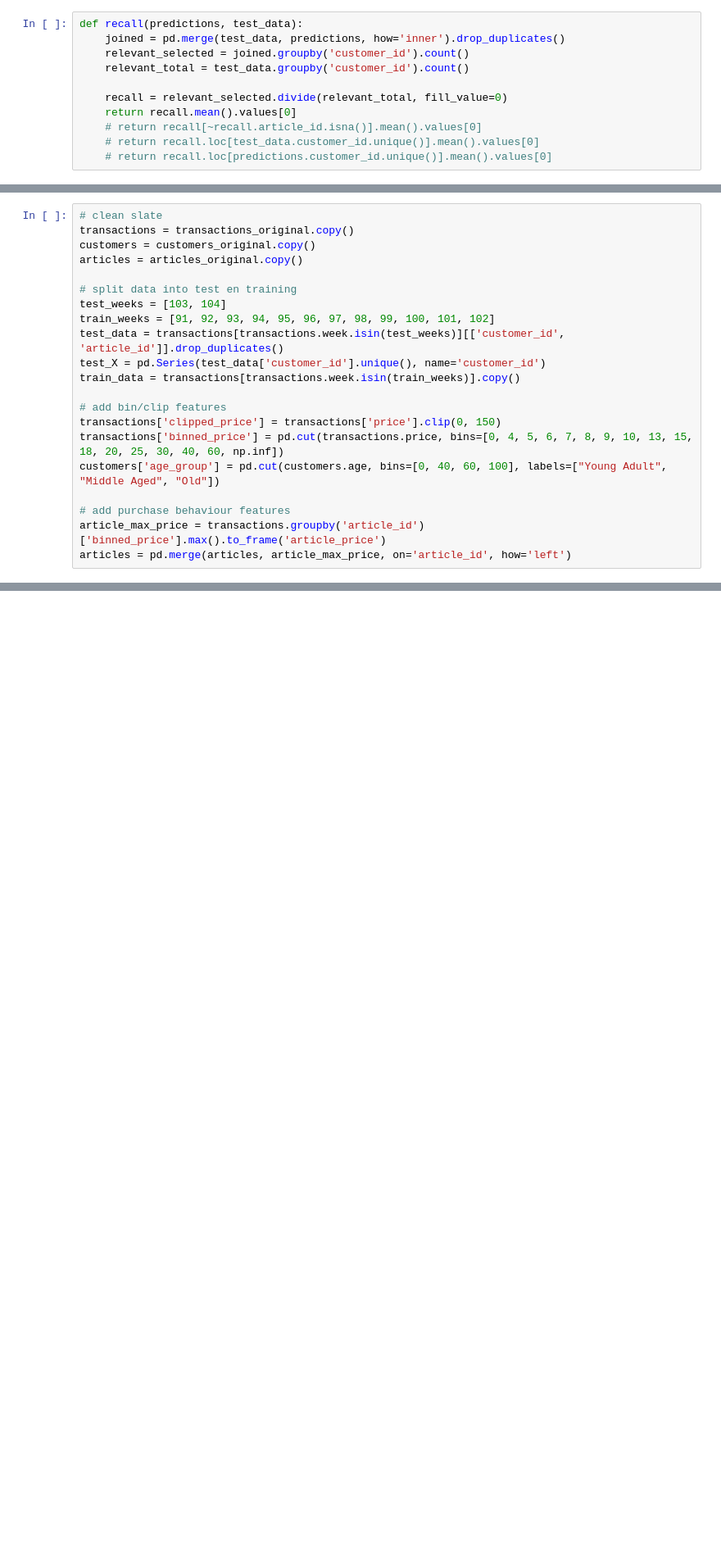
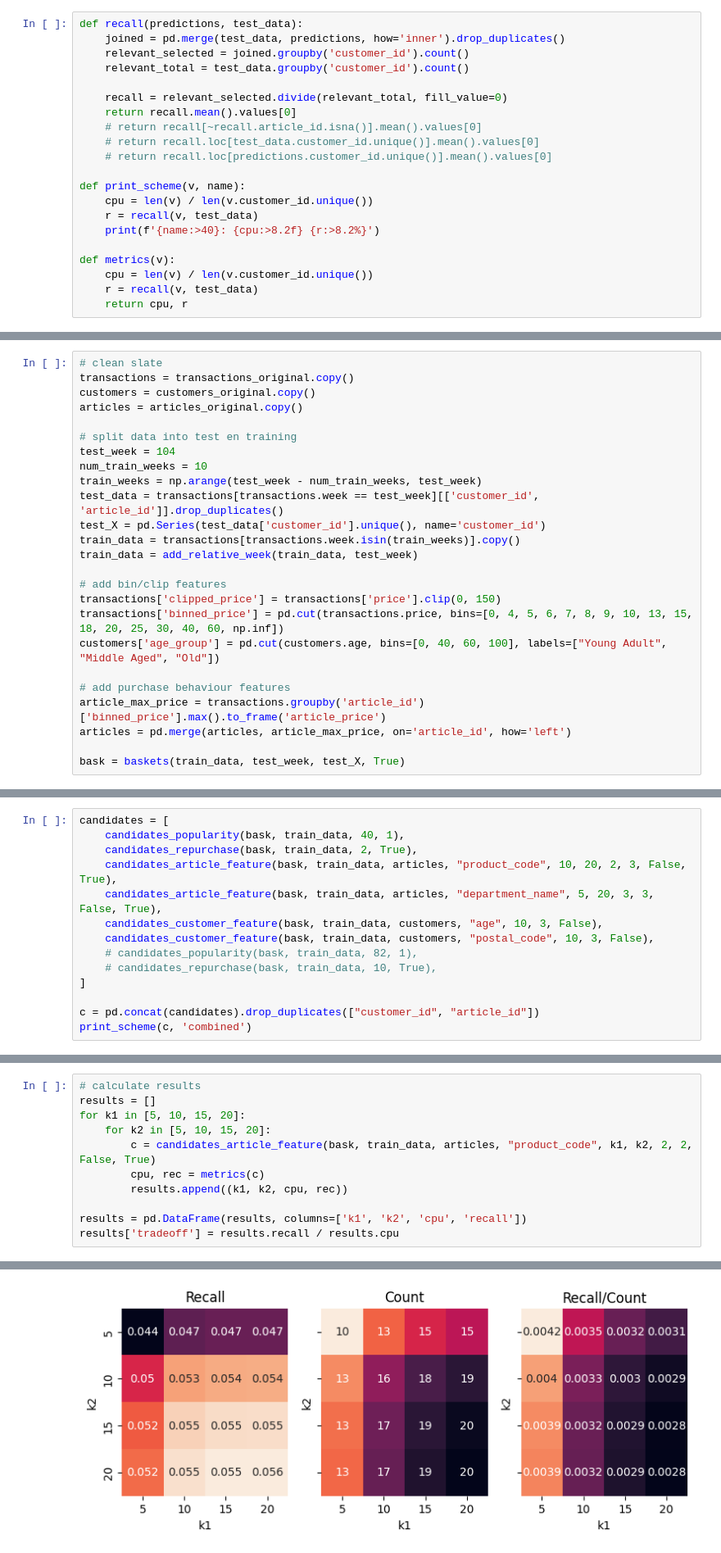
Before and after one commit to LienM/ai-project-23-24, a Jupyter notebook: NoahDaniels/RQ1/Candidates.ipynb, the cells around one changed output, grey strips where cells are left out. Shown at 82% size. Saved outputs shown, nothing was run; the diff lists cells and outputs as text; blank space fills up the shorter version.

```diff
--- a/NoahDaniels/RQ1/Candidates.ipynb
+++ b/NoahDaniels/RQ1/Candidates.ipynb
@@ -22,3 +30,13 @@ def recall(predictions, test_data):
     # return recall[~recall.article_id.isna()].mean().values[0]
     # return recall.loc[test_data.customer_id.unique()].mean().values[0]
     # return recall.loc[predictions.customer_id.unique()].mean().values[0]
+
+def print_scheme(v, name):
+    cpu = len(v) / len(v.customer_id.unique())
+    r = recall(v, test_data)
+    print(f'{name:>40}: {cpu:>8.2f} {r:>8.2%}')
+
+def metrics(v):
+    cpu = len(v) / len(v.customer_id.unique())
+    r = recall(v, test_data)
+    return cpu, r
@@ -33,11 +47,13 @@ customers = customers_original.copy()
 articles = articles_original.copy()
 
 # split data into test en training
-test_weeks = [103, 104]
-train_weeks = [91, 92, 93, 94, 95, 96, 97, 98, 99, 100, 101, 102]
-test_data = transactions[transactions.week.isin(test_weeks)][['customer_id', 'article_id']].drop_duplicates()
+test_week = 104
+num_train_weeks = 10
+train_weeks = np.arange(test_week - num_train_weeks, test_week)
+test_data = transactions[transactions.week == test_week][['customer_id', 'article_id']].drop_duplicates()
 test_X = pd.Series(test_data['customer_id'].unique(), name='customer_id')
 train_data = transactions[transactions.week.isin(train_weeks)].copy()
+train_data = add_relative_week(train_data, test_week)
 
 # add bin/clip features
 transactions['clipped_price'] = transactions['price'].clip(0, 150)
@@ -47,6 +63,8 @@ customers['age_group'] = pd.cut(customers.age, bins=[0, 40, 60, 100], labels=["Y
 # add purchase behaviour features
 article_max_price = transactions.groupby('article_id')['binned_price'].max().to_frame('article_price')
 articles = pd.merge(articles, article_max_price, on='article_id', how='left')
+
+bask = baskets(train_data, test_week, test_X, True)
 # %%
 v = len(test_X) / len(customers)
 print(f'test customers: {len(test_X)} ({v:.2%} of total)')
@@ -97,0 +185,14 @@ def popular_similar_items(t, c, feature, k1=10, k2=1, threshold=2):
+# %%
+candidates = [
+    candidates_popularity(bask, train_data, 40, 1),
+    candidates_repurchase(bask, train_data, 2, True),
+    candidates_article_feature(bask, train_data, articles, "product_code", 10, 20, 2, 3, False, True),
+    candidates_article_feature(bask, train_data, articles, "department_name", 5, 20, 3, 3, False, True),
+    candidates_customer_feature(bask, train_data, customers, "age", 10, 3, False),
+    candidates_customer_feature(bask, train_data, customers, "postal_code", 10, 3, False),
+    # candidates_popularity(bask, train_data, 82, 1),
+    # candidates_repurchase(bask, train_data, 10, True),
+]
+
+c = pd.concat(candidates).drop_duplicates(["customer_id", "article_id"])
+print_scheme(c, 'combined')
@@ -97,0 +229,12 @@ def popular_similar_items(t, c, feature, k1=10, k2=1, threshold=2):
+# %%
+# calculate results
+results = []
+for k1 in [5, 10, 15, 20]:
+    for k2 in [5, 10, 15, 20]:
+        c = candidates_article_feature(bask, train_data, articles, "product_code", k1, k2, 2, 2, False, True)
+        cpu, rec = metrics(c)
+        results.append((k1, k2, cpu, rec))
+
+results = pd.DataFrame(results, columns=['k1', 'k2', 'cpu', 'recall'])
+results['tradeoff'] = results.recall / results.cpu
+# %% [output]
@@ -97,0 +242 @@ def popular_similar_items(t, c, feature, k1=10, k2=1, threshold=2):
+[figure, added]
```
Also changed, not shown: parts of 32 cells of this notebook, 5 other files.
